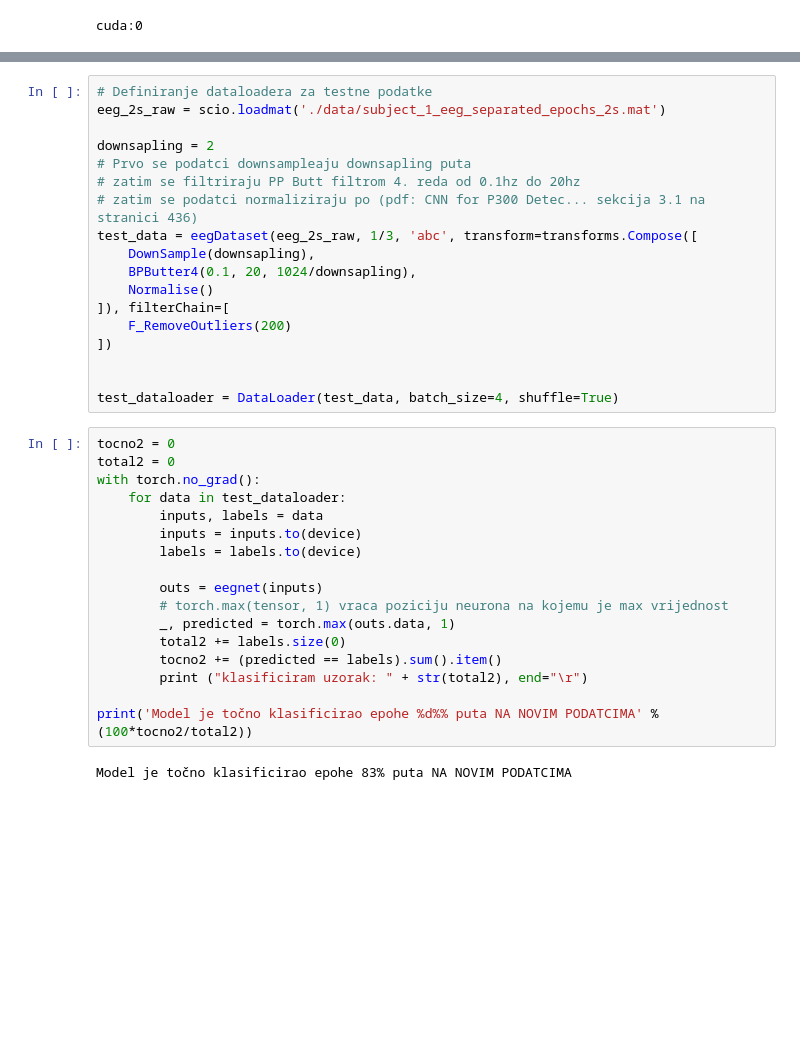
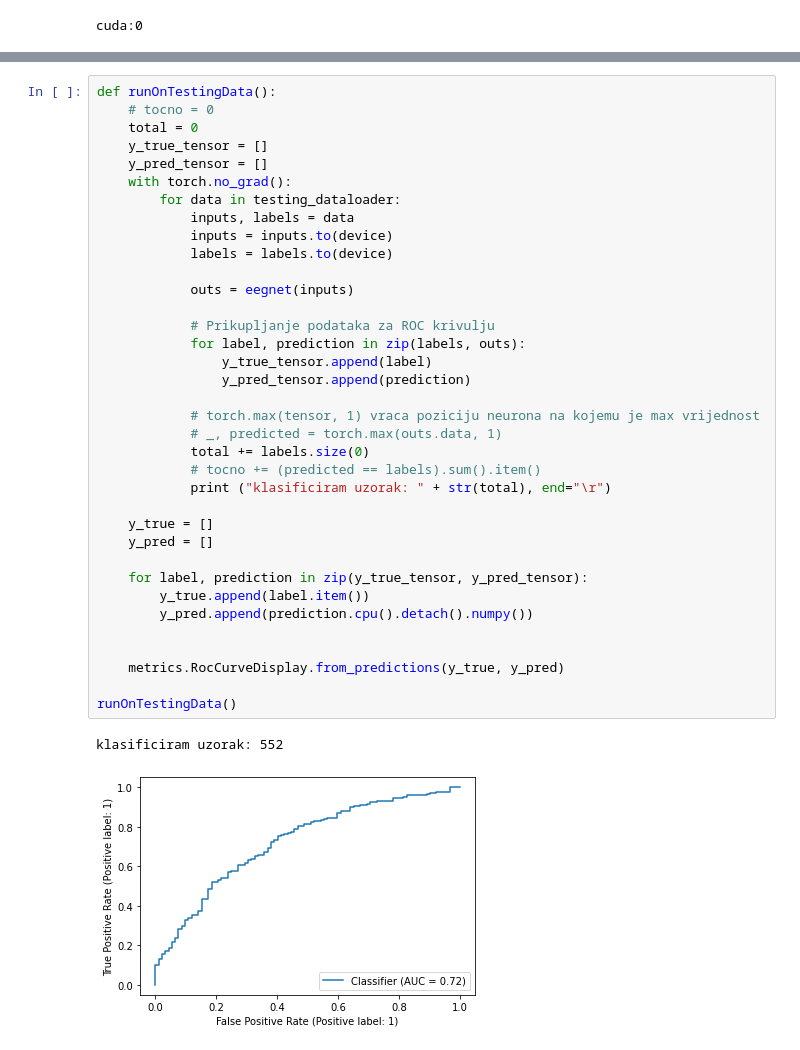
Before and after one commit to Rlesjak/instrumentacija_eeg_nn, a Jupyter notebook: loadData.ipynb, the cells around one changed output, grey strips where cells are left out. Cells and saved outputs as stored; diff of their text form; blank space fills up the shorter version.

```diff
--- a/loadData.ipynb
+++ b/loadData.ipynb
@@ -270,37 +314,39 @@ Model je točno klasificirao epohe 100% puta NA PODATCIMA TRENIRANJA
-# %%
-# Definiranje dataloadera za testne podatke
-eeg_2s_raw = scio.loadmat('./data/subject_1_eeg_separated_epochs_2s.mat')
-
-downsapling = 2
-# Prvo se podatci downsampleaju downsapling puta
-# zatim se filtriraju PP Butt filtrom 4. reda od 0.1hz do 20hz
-# zatim se podatci normaliziraju po (pdf: CNN for P300 Detec... sekcija 3.1 na stranici 436)
-test_data = eegDataset(eeg_2s_raw, 1/3, 'abc', transform=transforms.Compose([
-    DownSample(downsapling),
-    BPButter4(0.1, 20, 1024/downsapling),
-    Normalise()
-]), filterChain=[
-    F_RemoveOutliers(200)
-])
-
-
-test_dataloader = DataLoader(test_data, batch_size=4, shuffle=True)
 # %%
-tocno2 = 0
-total2 = 0
-with torch.no_grad():
-	for data in test_dataloader:
-		inputs, labels = data
-		inputs = inputs.to(device)
-		labels = labels.to(device)
+def runOnTestingData():
+	# tocno = 0
+	total = 0
+	y_true_tensor = []
+	y_pred_tensor = []
+	with torch.no_grad():
+		for data in testing_dataloader:
+			inputs, labels = data
+			inputs = inputs.to(device)
+			labels = labels.to(device)
 
-		outs = eegnet(inputs)
-		# torch.max(tensor, 1) vraca poziciju neurona na kojemu je max vrijednost
-		_, predicted = torch.max(outs.data, 1)
-		total2 += labels.size(0)
-		tocno2 += (predicted == labels).sum().item()
-		print ("klasificiram uzorak: " + str(total2), end="\r")
+			outs = eegnet(inputs)
 
-print('Model je točno klasificirao epohe %d%% puta NA NOVIM PODATCIMA' % (100*tocno2/total2))
+			# Prikupljanje podataka za ROC krivulju
+			for label, prediction in zip(labels, outs):
+				y_true_tensor.append(label)
+				y_pred_tensor.append(prediction)
+
+			# torch.max(tensor, 1) vraca poziciju neurona na kojemu je max vrijednost
+			# _, predicted = torch.max(outs.data, 1)
+			total += labels.size(0)
+			# tocno += (predicted == labels).sum().item()
+			print ("klasificiram uzorak: " + str(total), end="\r")
+
+	y_true = []
+	y_pred = []
+
+	for label, prediction in zip(y_true_tensor, y_pred_tensor):
+		y_true.append(label.item())
+		y_pred.append(prediction.cpu().detach().numpy())
+
+
+	metrics.RocCurveDisplay.from_predictions(y_true, y_pred)
+
+runOnTestingData()
 # %% [output]
-Model je točno klasificirao epohe 83% puta NA NOVIM PODATCIMA
+klasificiram uzorak: 552
+[figure, added]
```
Also changed, not shown: parts of 16 cells of this notebook, 5 other files.
